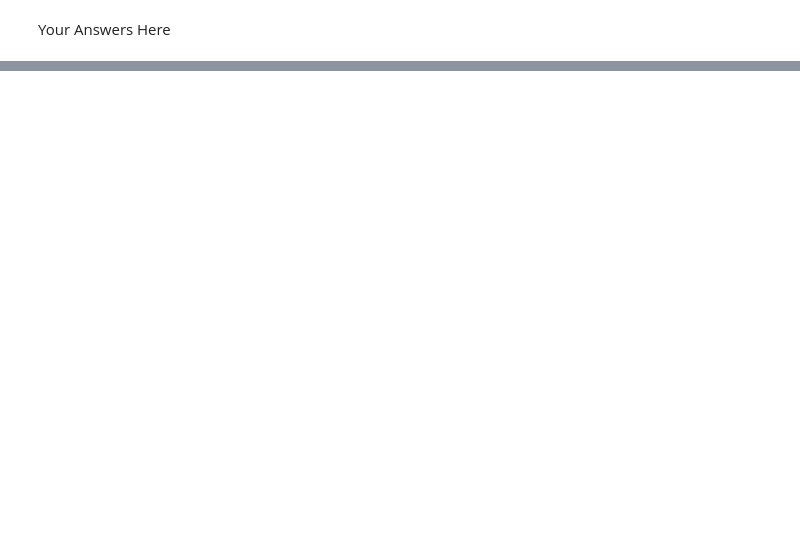
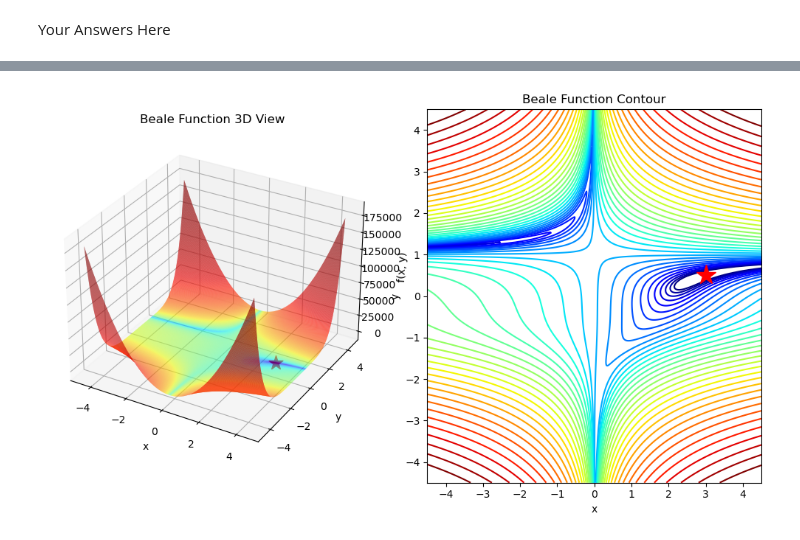
Before and after one commit to AmitosForever/Deep-Learning-Course, a Jupyter notebook: HW1/ece046211_hw1_optimization_autograd.ipynb, the cells around one changed output, grey strips where cells are left out. Cells and saved outputs as stored; diff of their text form; code cells hidden in the pictures; blank space fills up the shorter version.

```diff
--- a/HW1/ece046211_hw1_optimization_autograd.ipynb
+++ b/HW1/ece046211_hw1_optimization_autograd.ipynb
@@ -243,3 +250,49 @@ print(f"beale_grad output: {grads_res}")
+# %%
+grid_x = np.linspace(-4.5, 4.5, 400)
+grid_y = np.linspace(-4.5, 4.5, 400)
+X, Y = np.meshgrid(grid_x, grid_y)
+Z = beale_f(X, Y)
+
+
+fig = plt.figure(figsize=(10, 6))
+
+
+ax3d = fig.add_subplot(121, projection='3d')
+surface = ax3d.plot_surface(
+    X, Y, Z,
+    cmap=plt.cm.jet,
+    norm=LogNorm(),
+    rstride=1,
+    cstride=1,
+    edgecolor='none',
+    alpha=0.8
+)
+
+ax3d.scatter(min_x, min_y, beale_f(min_x, min_y),
+             color='red', marker='*', s=200)
+ax3d.set_title("Beale Function 3D View")
+ax3d.set_xlabel("x")
+ax3d.set_ylabel("y")
+ax3d.set_zlabel("f(x, y)")
+
+
+ax2d = fig.add_subplot(122)
+cont = ax2d.contour(
+    X, Y, Z,
+    levels=np.logspace(-0.5, 5, 35),
+    cmap=plt.cm.jet,
+    norm=LogNorm()
+)
+
+ax2d.plot(min_x, min_y, 'r*', markersize=20)
+ax2d.set_title("Beale Function Contour")
+ax2d.set_xlabel("x")
+ax2d.set_ylabel("y")
+
+plt.tight_layout()
+plt.show()
+# %% [output]
+[figure, added]
 # %% [markdown]
 ### <img src="https://img.icons8.com/color/48/000000/code.png" style="height:50px;display:inline"> Task 2 - Building an Optimizer - Adam
 ---
```
Also changed, not shown: parts of 3 cells of this notebook.
